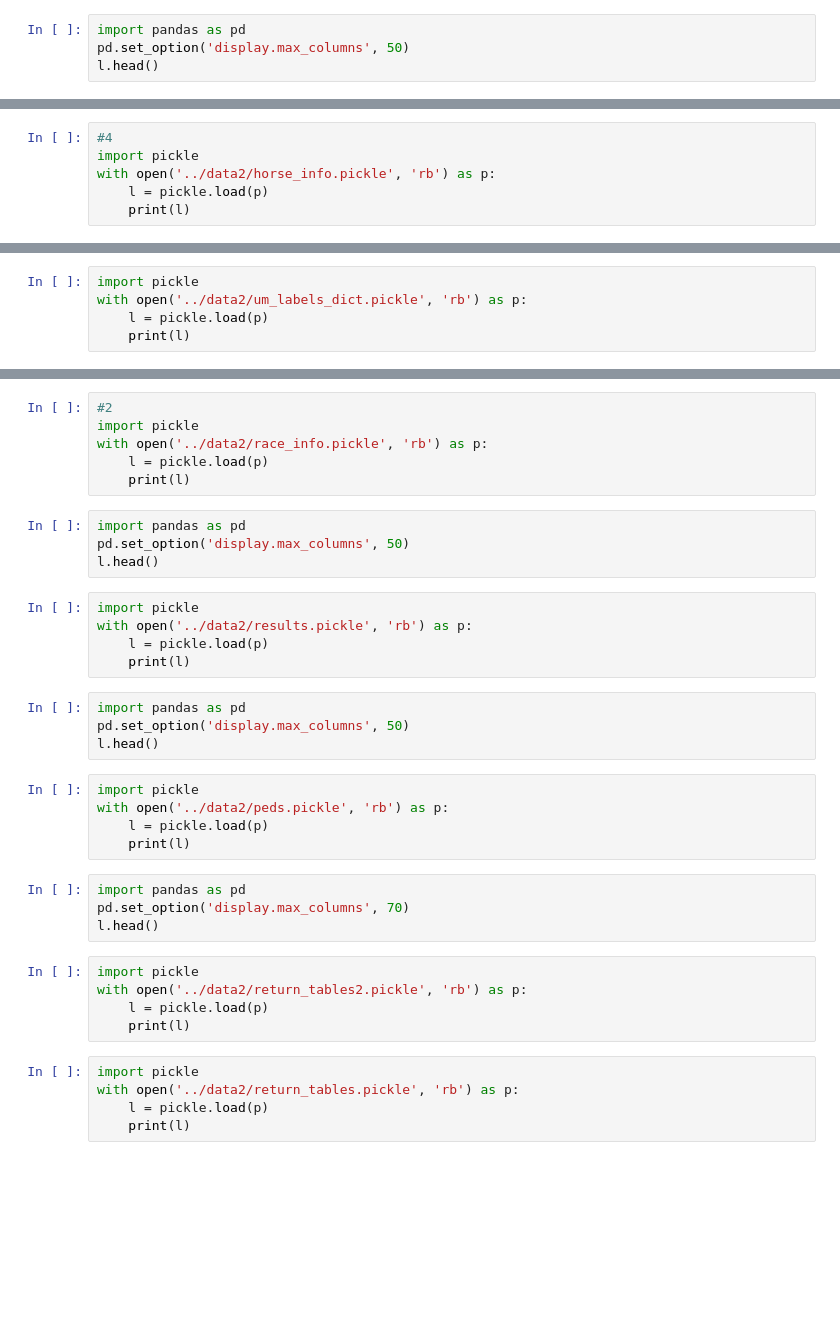
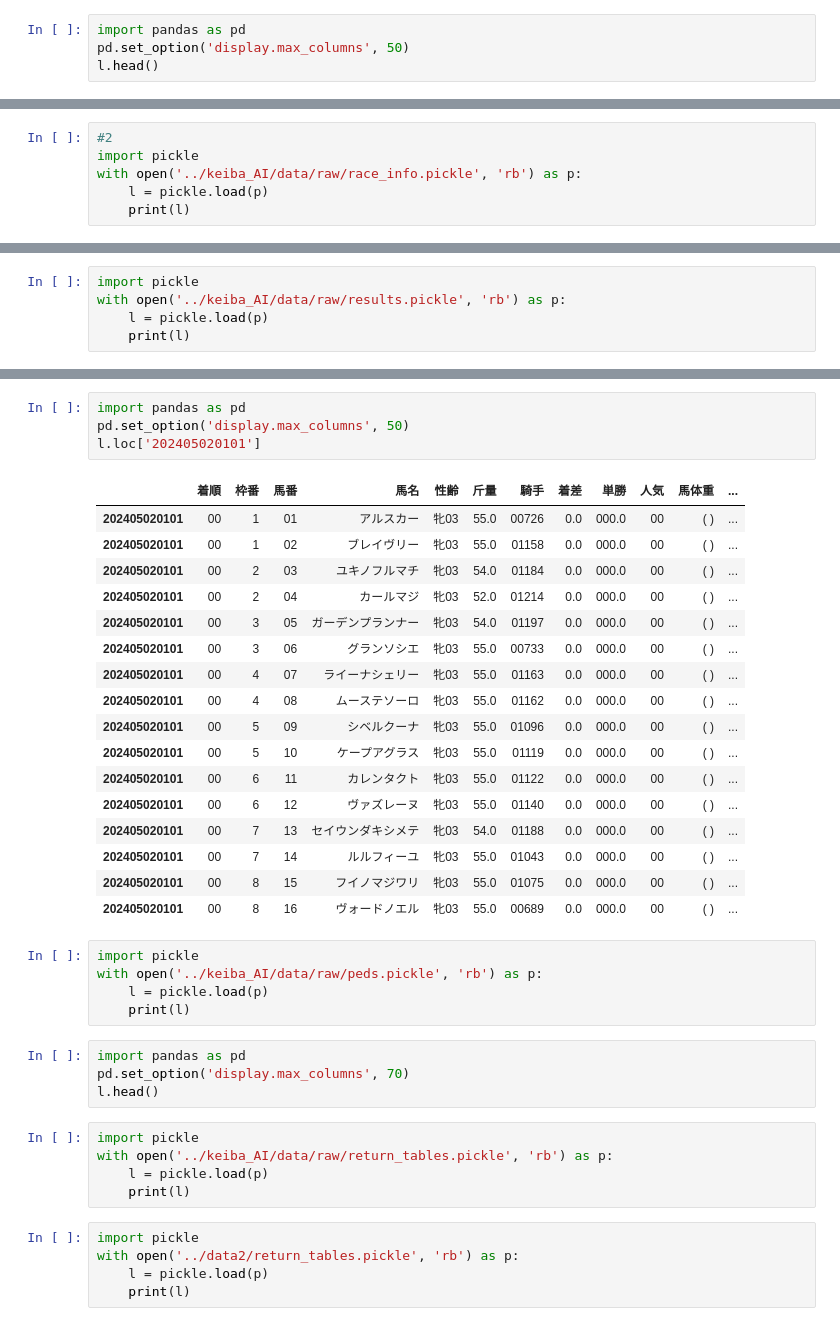
Before and after one commit to mk19828/keiba_2, a Jupyter notebook: keiba003_3.ipynb, the cells around one changed output, grey strips where cells are left out. Drawn from its saved outputs; the diff is of its cells as text; blank space fills up the shorter version.

```diff
--- a/keiba003_3.ipynb
+++ b/keiba003_3.ipynb
@@ -258,6 +309,6 @@ l.head()
 # %%
-#4
+#2
 import pickle
-with open('../data2/horse_info.pickle', 'rb') as p:
+with open('../keiba_AI/data/raw/race_info.pickle', 'rb') as p:
     l = pickle.load(p)
     print(l)
@@ -268,5 +346,5 @@ l.head()
 # %%
 import pickle
-with open('../data2/um_labels_dict.pickle', 'rb') as p:
+with open('../keiba_AI/data/raw/results.pickle', 'rb') as p:
     l = pickle.load(p)
     print(l)
@@ -273,34 +369,37 @@ with open('../data2/um_labels_dict.pickle', 'rb') as p:
+# %%
+import pandas as pd
+pd.set_option('display.max_columns', 50)
+l.loc['202405020101']
+# %% [output]
+|  | 着順 | 枠番 | 馬番 | 馬名 | 性齢 | 斤量 | 騎手 | 着差 | 単勝 | 人気 | 馬体重 | ... |
+| 202405020101 | 00 | 1 | 01 | アルスカー | 牝03 | 55.0 | 00726 | 0.0 | 000.0 | 00 | ( ) | ... |
+| 202405020101 | 00 | 1 | 02 | ブレイヴリー | 牝03 | 55.0 | 01158 | 0.0 | 000.0 | 00 | ( ) | ... |
+| 202405020101 | 00 | 2 | 03 | ユキノフルマチ | 牝03 | 54.0 | 01184 | 0.0 | 000.0 | 00 | ( ) | ... |
+| 202405020101 | 00 | 2 | 04 | カールマジ | 牝03 | 52.0 | 01214 | 0.0 | 000.0 | 00 | ( ) | ... |
+| 202405020101 | 00 | 3 | 05 | ガーデンプランナー | 牝03 | 54.0 | 01197 | 0.0 | 000.0 | 00 | ( ) | ... |
+| 202405020101 | 00 | 3 | 06 | グランソシエ | 牝03 | 55.0 | 00733 | 0.0 | 000.0 | 00 | ( ) | ... |
+| 202405020101 | 00 | 4 | 07 | ライーナシェリー | 牝03 | 55.0 | 01163 | 0.0 | 000.0 | 00 | ( ) | ... |
+| 202405020101 | 00 | 4 | 08 | ムーステソーロ | 牝03 | 55.0 | 01162 | 0.0 | 000.0 | 00 | ( ) | ... |
+| 202405020101 | 00 | 5 | 09 | シベルクーナ | 牝03 | 55.0 | 01096 | 0.0 | 000.0 | 00 | ( ) | ... |
+| 202405020101 | 00 | 5 | 10 | ケープアグラス | 牝03 | 55.0 | 01119 | 0.0 | 000.0 | 00 | ( ) | ... |
+| 202405020101 | 00 | 6 | 11 | カレンタクト | 牝03 | 55.0 | 01122 | 0.0 | 000.0 | 00 | ( ) | ... |
+| 202405020101 | 00 | 6 | 12 | ヴァズレーヌ | 牝03 | 55.0 | 01140 | 0.0 | 000.0 | 00 | ( ) | ... |
+| 202405020101 | 00 | 7 | 13 | セイウンダキシメテ | 牝03 | 54.0 | 01188 | 0.0 | 000.0 | 00 | ( ) | ... |
+| 202405020101 | 00 | 7 | 14 | ルルフィーユ | 牝03 | 55.0 | 01043 | 0.0 | 000.0 | 00 | ( ) | ... |
+| 202405020101 | 00 | 8 | 15 | フイノマジワリ | 牝03 | 55.0 | 01075 | 0.0 | 000.0 | 00 | ( ) | ... |
+| 202405020101 | 00 | 8 | 16 | ヴォードノエル | 牝03 | 55.0 | 00689 | 0.0 | 000.0 | 00 | ( ) | ... |
 # %%
-#2
 import pickle
-with open('../data2/race_info.pickle', 'rb') as p:
+with open('../keiba_AI/data/raw/peds.pickle', 'rb') as p:
     l = pickle.load(p)
     print(l)
-# %%
-import pandas as pd
-pd.set_option('display.max_columns', 50)
-l.head()
-# %%
-import pickle
-with open('../data2/results.pickle', 'rb') as p:
-    l = pickle.load(p)
-    print(l)
-# %%
-import pandas as pd
-pd.set_option('display.max_columns', 50)
-l.head()
-# %%
-import pickle
-with open('../data2/peds.pickle', 'rb') as p:
-    l = pickle.load(p)
-    print(l)
 # %%
 import pandas as pd
 pd.set_option('display.max_columns', 70)
 l.head()
 # %%
 import pickle
-with open('../data2/return_tables2.pickle', 'rb') as p:
+with open('../keiba_AI/data/raw/return_tables.pickle', 'rb') as p:
     l = pickle.load(p)
     print(l)
 # %%
```
Also changed, not shown: parts of 13 cells of this notebook, 2 other files.
